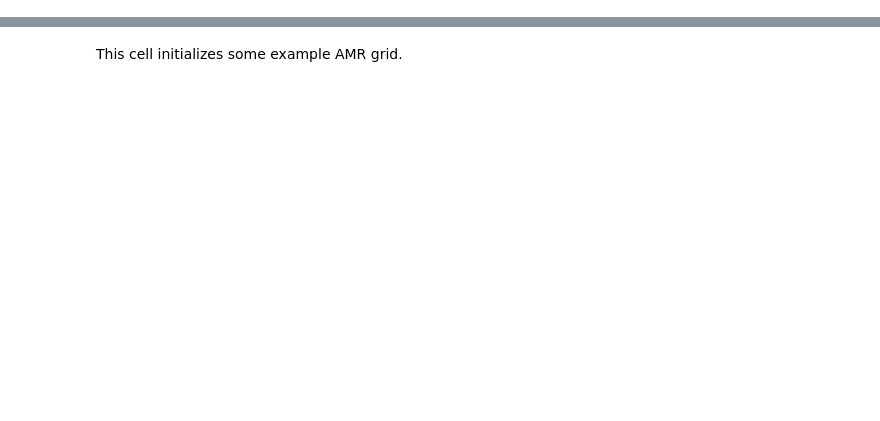
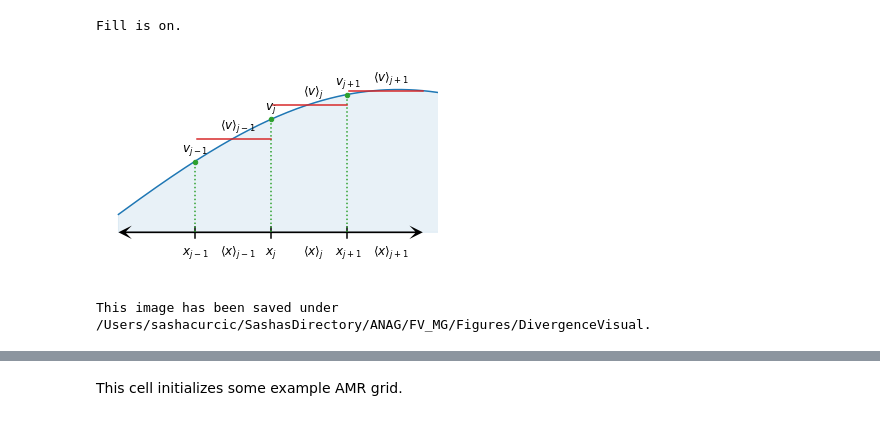
Before and after one commit to 88Sasha88/FV_MG, a Jupyter notebook: AMRDemo.ipynb, the cells around one changed output, grey strips where cells are left out. Cells and saved outputs as stored; diff of their text form; code cells hidden in the pictures; blank space fills up the shorter version.

```diff
--- a/AMRDemo.ipynb
+++ b/AMRDemo.ipynb
@@ -31,6 +31,12 @@ refRatio = 2
 epsilon = [1.]
 mu = [1.]
 t = 0.2
+# %%
+PT.DivergVis(save = True, matVis = False, fill = True)
+# %% [output]
+Fill is on.
+[figure, added]
+This image has been saved under /Users/sashacurcic/SashasDirectory/ANAG/FV_MG/Figures/DivergenceVisual.
 # %%
 PT.DivergVis(save = True, matVis = True)
 # %% [output]
```
Also changed, not shown: parts of 6 cells of this notebook, 5 other files.
